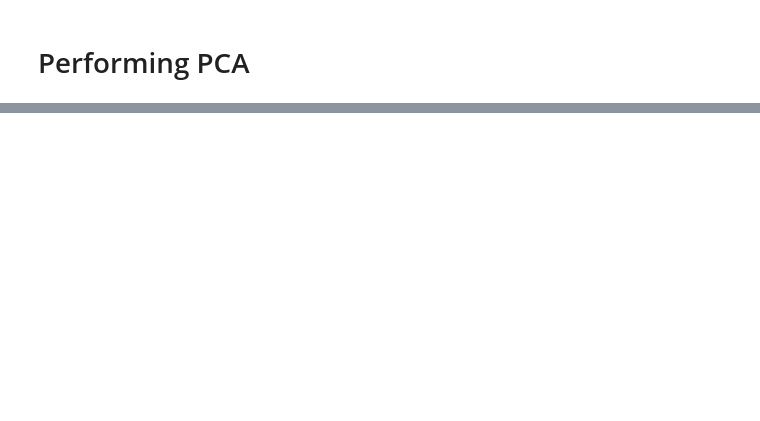
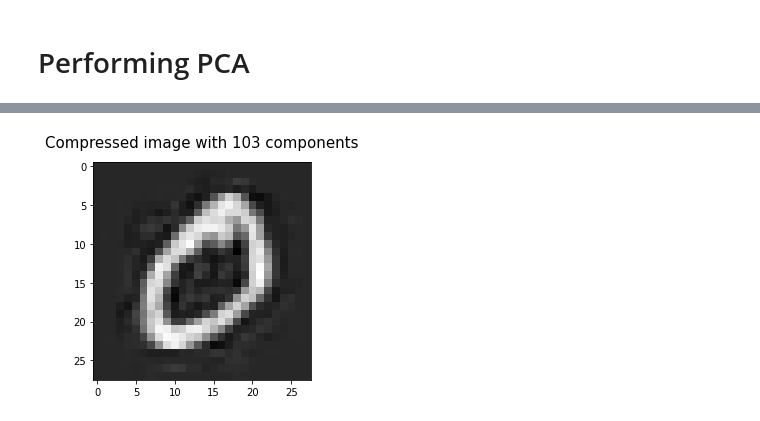
Before and after one commit to AmiraBelkis/Mnist-PCA, a Jupyter notebook: Script.ipynb, the cells around one changed output, grey strips where cells are left out. Saved outputs shown, nothing was run; the diff lists cells and outputs as text; code cells hidden in the pictures; blank space fills up the shorter version.

```diff
--- a/Script.ipynb
+++ b/Script.ipynb
@@ -190,0 +140,12 @@ from matplotlib import pyplot
+# %%
+# Preserve 90%
+pca_103 = PCA(n_components=nbr_PC(90))
+mnist_pca_103_reduced = pca_103.fit_transform(data)
+mnist_pca_103_recovered = pca_103.inverse_transform(mnist_pca_103_reduced)
+
+image_pca_103 = mnist_pca_103_recovered[1,:].reshape([28,28])
+plt.imshow(image_pca_103, cmap='gray')
+plt.title('Compressed image with 103 components', fontsize=15, pad=15)
+plt.savefig("image_pca_103.png")
+# %% [output]
+[figure, added]
```
Also changed, not shown: parts of 20 cells of this notebook.
